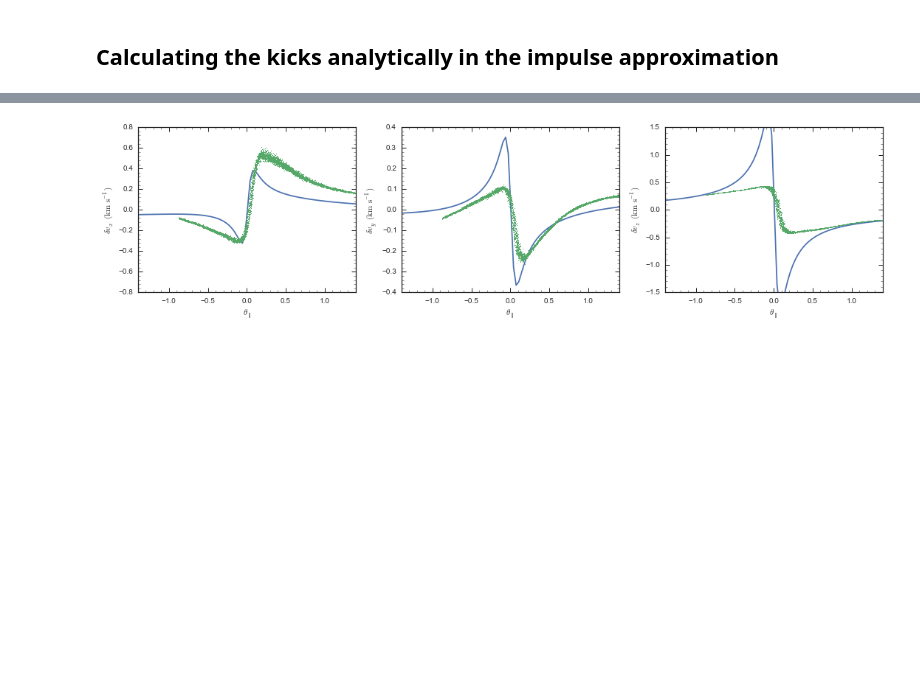
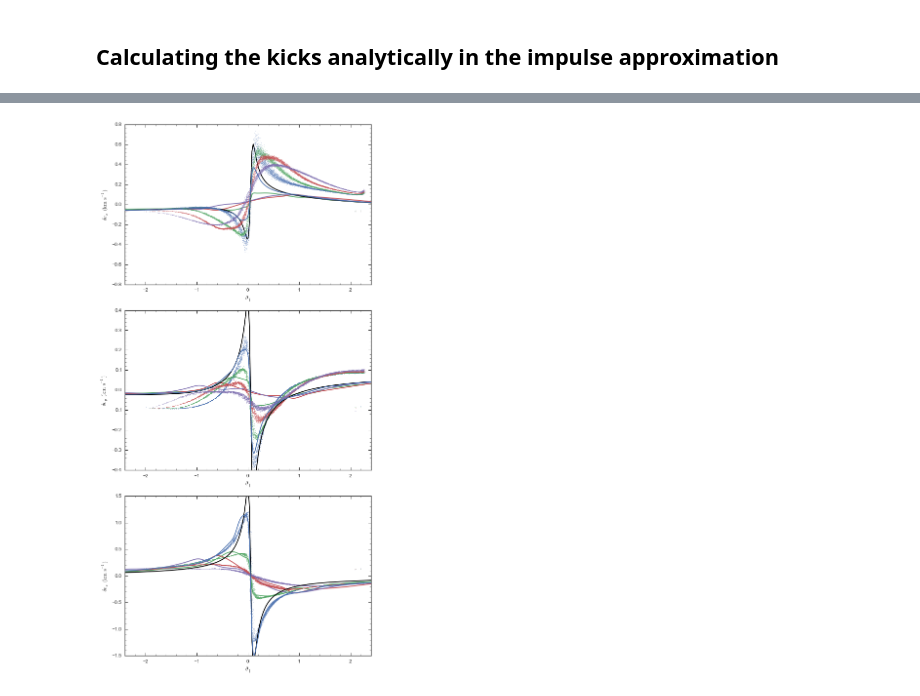
Before and after one commit to jobovy/stream-stream, a Jupyter notebook: py/SnapshotAnalysis.ipynb, the cells around one changed output, grey strips where cells are left out. Cells and saved outputs as stored; diff of their text form; code cells hidden in the pictures; blank space fills up the shorter version.

```diff
--- a/py/SnapshotAnalysis.ipynb
+++ b/py/SnapshotAnalysis.ipynb
@@ -509,12 +735,12 @@ stream_orbit_RvR= rectangular_to_cylindrical(\
 stream_orbit= Orbit([stream_orbit_RvR[0]/R0,stream_orbit_RvR[1]/V0,stream_orbit_RvR[2]/V0,
                     stream_orbit_RvR[3]/R0,stream_orbit_RvR[4]/V0,stream_orbit_RvR[5]])
 aAI= actionAngleIsochroneApprox(pot=lp,b=0.8)
-stream_orbit_aA= aAI.actionsFreqsAngles(stream_orbit)
+stream_orbit_aA= aAI.actionsFreqsAngles(stream_orbit())
 impact_apar= calc_apar(acfs,list(stream_orbit_aA[6:]))
 impact_Opar= calc_apar(acfs,list(stream_orbit_aA[3:6]),freq=True)
 # %%
 # Now we integrate this cluster orbit back and forth to build position and velocity of the track
-times= numpy.linspace(0.,0.1/bovy_conversion.time_in_Gyr(V0,R0),61)
+times= numpy.linspace(0.,0.12/bovy_conversion.time_in_Gyr(V0,R0),101)
 stream_orbit.integrate(times,lp)
 stream_orbit_back= stream_orbit.flip()
 stream_orbit_back.integrate(times,lp)
@@ -554,0 +807,14 @@ dv= galpy.df_src.streamgapdf.impulse_deltav_plummerstream_curvedstream(\
+# %%
+dv_0p375= galpy.df_src.streamgapdf.impulse_deltav_plummerstream_curvedstream(\
+            v_gc,x_gc,t_gc,0.,numpy.array([6.82200571,132.7700529,149.4174464])/V0,
+            numpy.array([-13.500000,2.840000,-1.840000])/R0,
+            numpy.array([stream_orbit.vx()[0],stream_orbit.vy()[0],stream_orbit.vz()]),
+            GSigma_0p375,
+            .1/R0,lp,-3.5,3.5)#-dt/2.,dt/2.)
+# %%
+dv_0p5= galpy.df_src.streamgapdf.impulse_deltav_plummerstream_curvedstream(\
+            v_gc,x_gc,t_gc,0.,numpy.array([6.82200571,132.7700529,149.4174464])/V0,
+            numpy.array([-13.500000,2.840000,-1.840000])/R0,
+            numpy.array([stream_orbit.vx()[0],stream_orbit.vy()[0],stream_orbit.vz()]),
+            GSigma_0p5,
+            .1/R0,lp,-3.5,3.5)#-dt/2.,dt/2.)
@@ -555,29 +823,56 @@ dv= galpy.df_src.streamgapdf.impulse_deltav_plummerstream_curvedstream(\
 # %%
-figsize(15,4)
-subplot(1,3,1)
-bovy_plot.bovy_plot(apar_gc+2.4,dv[:,0]*V0,
-                    xrange=[-1.4,1.4],
+figsize(8,16)
+alpha= 0.3
+subplot(3,1,1)
+dv_0p125_tot= dv_0p125*0.6+0.4*dv_def
+dv_0p25_tot= dv_0p25*.7+0.1*dv_def
+bovy_plot.bovy_plot(apar_gc+2.4,dv_0p125_tot[:,0]*V0,
+                    color=sns.color_palette()[0],
+                    xrange=[-2.4,2.4],
                     yrange=[-.8,.8],
-                    gcf=True,
+                    gcf=True,zorder=4,
                     xlabel=r'$\theta_\parallel$',
                     ylabel=r'$\delta v_x\,(\mathrm{km\,s}^{-1})$')
-plot(apar[indx]+2.4,snapvdiff_dm0p25[indx,0],',',color=sns.color_palette()[1])
-subplot(1,3,2)
-bovy_plot.bovy_plot(apar_gc+2.4,dv[:,1]*V0,
-                    xrange=[-1.4,1.4],
+plot(apar_gc+2.4,dv_0p25_tot[:,0]*V0,color=sns.color_palette()[1])
+plot(apar_gc+2.4,dv_0p375[:,0]*V0,color=sns.color_palette()[2])
+plot(apar_gc+2.4,dv_0p5[:,0]*V0,color=sns.color_palette()[3])
+plot(apar_gc+2.4,dv_def[:,0]*V0,color='k')
+plot(apar[indx]+2.4,snapvdiff_dm0p125[indx,0],',',color=sns.color_palette()[0],alpha=alpha)
+plot(apar[indx]+2.4,snapvdiff_dm0p25[indx,0],',',color=sns.color_palette()[1],alpha=alpha)
+plot(apar[indx]+2.4,snapvdiff_dm0p375[indx,0],',',color=sns.color_palette()[2],alpha=alpha)
+plot(apar[indx]+2.4,snapvdiff_dm0p5[indx,0],',',color=sns.color_palette()[3],alpha=alpha)
+subplot(3,1,2)
+bovy_plot.bovy_plot(apar_gc+2.4,dv_0p125_tot[:,1]*V0,
+                    color=sns.color_palette()[0],
+                    xrange=[-2.4,2.4],
                     yrange=[-.4,.4],
-                    gcf=True,
+                    gcf=True,zorder=4,
                     xlabel=r'$\theta_\parallel$',
                     ylabel=r'$\delta v_y\,(\mathrm{km\,s}^{-1})$')
-plot(apar[indx]+2.4,snapvdiff_dm0p25[indx,1],',',color=sns.color_palette()[1])
-subplot(1,3,3)
-bovy_plot.bovy_plot(apar_gc+2.4,dv[:,2]*V0,
-                    xrange=[-1.4,1.4],
+plot(apar_gc+2.4,dv_0p25_tot[:,1]*V0,color=sns.color_palette()[1])
+plot(apar_gc+2.4,dv_0p375[:,1]*V0,color=sns.color_palette()[2])
+plot(apar_gc+2.4,dv_0p5[:,1]*V0,color=sns.color_palette()[3])
+plot(apar[indx]+2.4,snapvdiff_dm0p125[indx,1],',',color=sns.color_palette()[0],alpha=alpha)
+plot(apar[indx]+2.4,snapvdiff_dm0p25[indx,1],',',color=sns.color_palette()[1],alpha=alpha)
+plot(apar[indx]+2.4,snapvdiff_dm0p375[indx,1],',',color=sns.color_palette()[2],alpha=alpha)
+plot(apar[indx]+2.4,snapvdiff_dm0p5[indx,1],',',color=sns.color_palette()[3],alpha=alpha)
+plot(apar_gc+2.4,dv_def[:,1]*V0,color='k')
+subplot(3,1,3)
+bovy_plot.bovy_plot(apar_gc+2.4,dv_0p125_tot[:,2]*V0,
+                    color=sns.color_palette()[0],
+                    xrange=[-2.4,2.4],
                     yrange=[-1.5,1.5],
-                    gcf=True,
+                    gcf=True,zorder=4,
                     xlabel=r'$\theta_\parallel$',
                     ylabel=r'$\delta v_z\,(\mathrm{km\,s}^{-1})$')
-plot(apar[indx]+2.4,snapvdiff_dm0p25[indx,2],',',color=sns.color_palette()[1])
+plot(apar_gc+2.4,dv_0p25_tot[:,2]*V0,color=sns.color_palette()[1])
+plot(apar_gc+2.4,dv_0p375[:,2]*V0,color=sns.color_palette()[2])
+plot(apar_gc+2.4,dv_0p5[:,2]*V0,color=sns.color_palette()[3])
+plot(apar[indx]+2.4,snapvdiff_dm0p125[indx,2],',',color=sns.color_palette()[0],alpha=alpha)
+plot(apar[indx]+2.4,snapvdiff_dm0p25[indx,2],',',color=sns.color_palette()[1],alpha=alpha)
+plot(apar[indx]+2.4,snapvdiff_dm0p375[indx,2],',',color=sns.color_palette()[2],alpha=alpha)
+plot(apar[indx]+2.4,snapvdiff_dm0p5[indx,2],',',color=sns.color_palette()[3],alpha=alpha)
+plot(apar_gc+2.4,dv_def[:,2]*V0/1.5,color='k')
 tight_layout()
 # %% [output]
-[figure, old version]
+[figure, new version]
```
Also changed, not shown: parts of 23 cells of this notebook.
